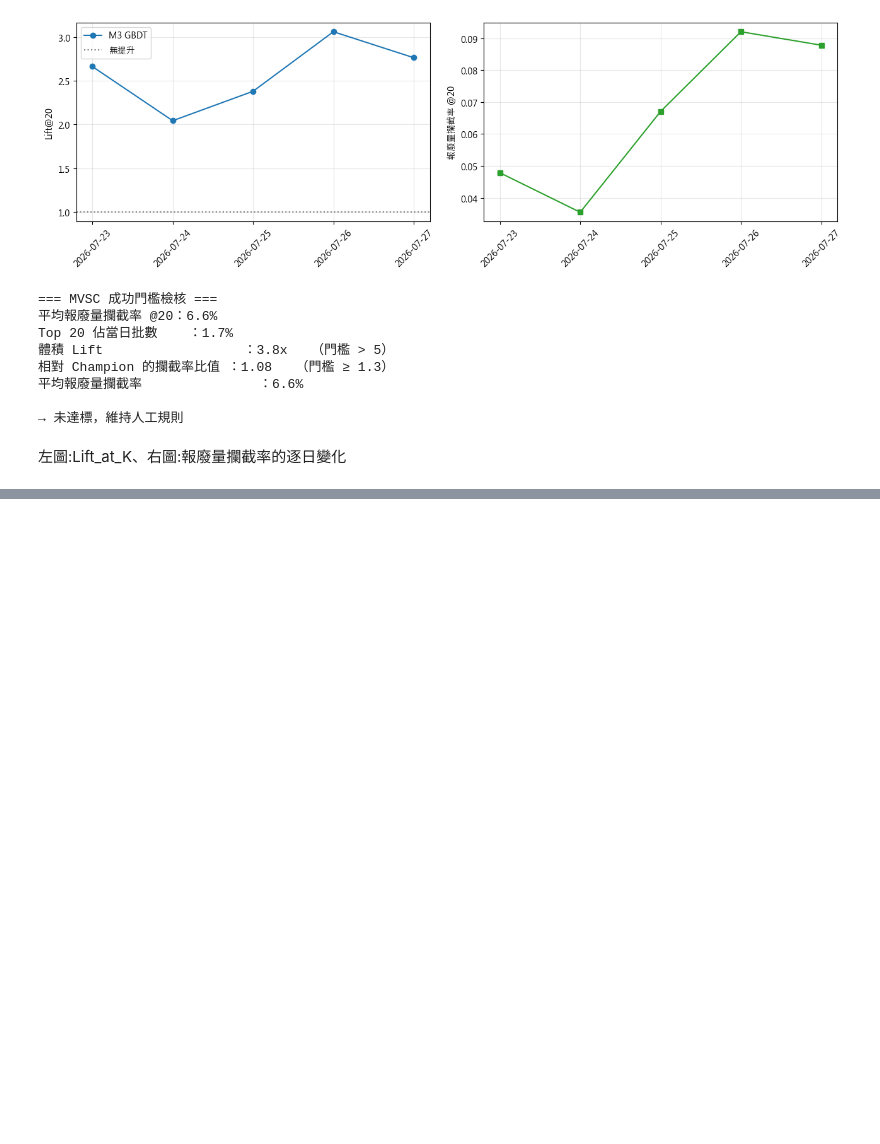
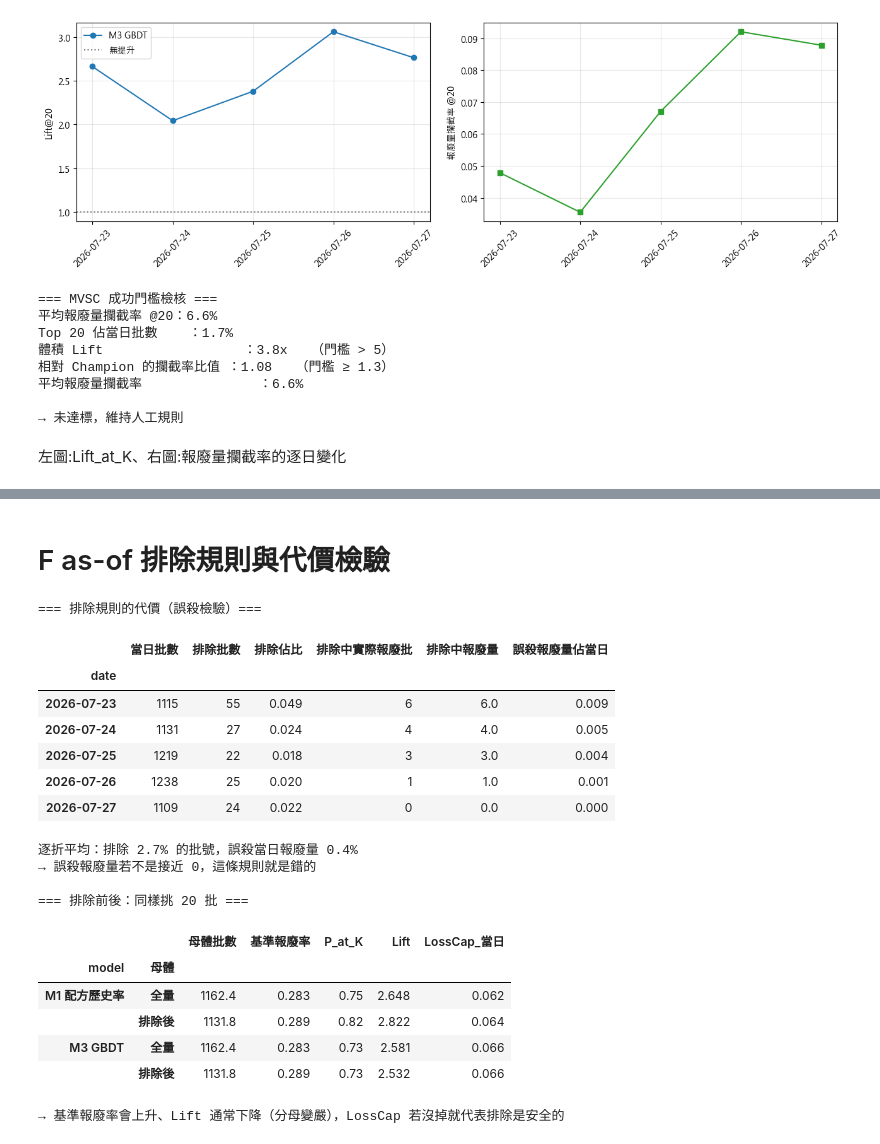
Before and after one commit to aceaceace123/test0806, a Jupyter notebook: PredictiveRiskPrior.ipynb, the cells around one changed output, grey strips where cells are left out. Saved outputs shown, nothing was run; the diff lists cells and outputs as text; code cells hidden in the pictures; blank space fills up the shorter version.

```diff
--- a/PredictiveRiskPrior.ipynb
+++ b/PredictiveRiskPrior.ipynb
@@ -977,0 +1060,73 @@ Top 20 佔當日批數    ：1.7%
+# %% [markdown]
+# F as-of 排除規則與代價檢驗
+# %%
+# === H. as-of 排除規則：只用預測時點前的紀錄判斷，再逐折檢驗代價 ===
+EXC_KEY, EXC_MIN_N = "device_name", 10   # 想測配方就改成 "recipe_id"
+
+def excluded_at(T, key=EXC_KEY, min_n=EXC_MIN_N):
+    """T 之前已完工的紀錄中，達 min_n 批且零報廢的組別——只用當下可知的資訊"""
+    h = hist_lot[hist_lot.end_time < T]
+    g = h.groupby(key).agg(n=("y_bin","size"), pos=("y_bin","sum"))
+    return set(g.index[(g.n >= min_n) & (g.pos == 0)])
+
+rows, comp = [], []
+for i in range(MIN_TRAIN_DAYS, len(valid_days)):
+    T, tr, te = split_at(valid_days[i])
+    if len(te) < 20 or te.y_bin.sum() < 3 or tr.y_bin.sum() < 10:
+        continue
+    exc  = excluded_at(T)
+    mask = te[EXC_KEY].isin(exc)
+    keep = te[~mask]
+    tot  = te.y_qty.sum()                      # 分母一律用「當日全部報廢量」，兩者才可比
+
+    # 誤殺檢驗：被排除的批號，實際上報廢了嗎
+    rows.append({"date": valid_days[i], "當日批數": len(te), "排除批數": int(mask.sum()),
+                 "排除佔比": mask.mean(), "排除中實際報廢批": int(te.loc[mask, "y_bin"].sum()),
+                 "排除中報廢量": te.loc[mask, "y_qty"].sum(),
+                 "誤殺報廢量佔當日": te.loc[mask, "y_qty"].sum() / max(tot, 1e-9)})
+
+    # 排除前後，同樣挑 20 批的效果
+    for name, fn in [("M1 配方歷史率", MODELS["M1 配方歷史率"]), ("M3 GBDT", MODELS["M3 GBDT"])]:
+        for scope, sub in [("全量", te), ("排除後", keep)]:
+            if len(sub) < 20 or sub.y_bin.sum() < 1:
+                continue
+            s = np.asarray(fn(tr, sub), dtype=float)
+            k = min(K_PER_DAY, len(sub))
+            top = sub.iloc[np.argsort(-s)[:k]]
+            comp.append({"date": valid_days[i], "model": name, "母體": scope,
+                         "母體批數": len(sub), "基準報廢率": sub.y_bin.mean(),
+                         "P_at_K": top.y_bin.mean(),
+                         "Lift": top.y_bin.mean() / max(sub.y_bin.mean(), 1e-9),
+                         "LossCap_當日": top.y_qty.sum() / max(tot, 1e-9)})
+
+print("=== 排除規則的代價（誤殺檢驗）===")
+exc_wf = pd.DataFrame(rows)
+display(exc_wf.set_index("date").round(3))
+print(f"逐折平均：排除 {exc_wf.排除佔比.mean():.1%} 的批號，誤殺當日報廢量 {exc_wf.誤殺報廢量佔當日.mean():.1%}")
+print("→ 誤殺報廢量若不是接近 0，這條規則就是錯的\n")
+
+print("=== 排除前後：同樣挑 20 批 ===")
+cmp_df = pd.DataFrame(comp)
+display(cmp_df.groupby(["model","母體"], sort=False)[
+    ["母體批數","基準報廢率","P_at_K","Lift","LossCap_當日"]].mean().round(3))
+print("→ 基準報廢率會上升、Lift 通常下降（分母變嚴），LossCap 若沒掉就代表排除是安全的")
+# %% [output]
+=== 排除規則的代價（誤殺檢驗）===
+|  | 當日批數 | 排除批數 | 排除佔比 | 排除中實際報廢批 | 排除中報廢量 | 誤殺報廢量佔當日 |
+| date |  |  |  |  |  |  |
+| 2026-07-23 | 1115 | 55 | 0.049 | 6 | 6.0 | 0.009 |
+| 2026-07-24 | 1131 | 27 | 0.024 | 4 | 4.0 | 0.005 |
+| 2026-07-25 | 1219 | 22 | 0.018 | 3 | 3.0 | 0.004 |
+| 2026-07-26 | 1238 | 25 | 0.020 | 1 | 1.0 | 0.001 |
+| 2026-07-27 | 1109 | 24 | 0.022 | 0 | 0.0 | 0.000 |
+逐折平均：排除 2.7% 的批號，誤殺當日報廢量 0.4%
+→ 誤殺報廢量若不是接近 0，這條規則就是錯的
+
+=== 排除前後：同樣挑 20 批 ===
+|  |  | 母體批數 | 基準報廢率 | P_at_K | Lift | LossCap_當日 |
+| model | 母體 |  |  |  |  |  |
+| M1 配方歷史率 | 全量 | 1162.4 | 0.283 | 0.75 | 2.648 | 0.062 |
+|  | 排除後 | 1131.8 | 0.289 | 0.82 | 2.822 | 0.064 |
+| M3 GBDT | 全量 | 1162.4 | 0.283 | 0.73 | 2.581 | 0.066 |
+|  | 排除後 | 1131.8 | 0.289 | 0.73 | 2.532 | 0.066 |
+→ 基準報廢率會上升、Lift 通常下降（分母變嚴），LossCap 若沒掉就代表排除是安全的
```
Also changed, not shown: parts of 6 cells of this notebook.
